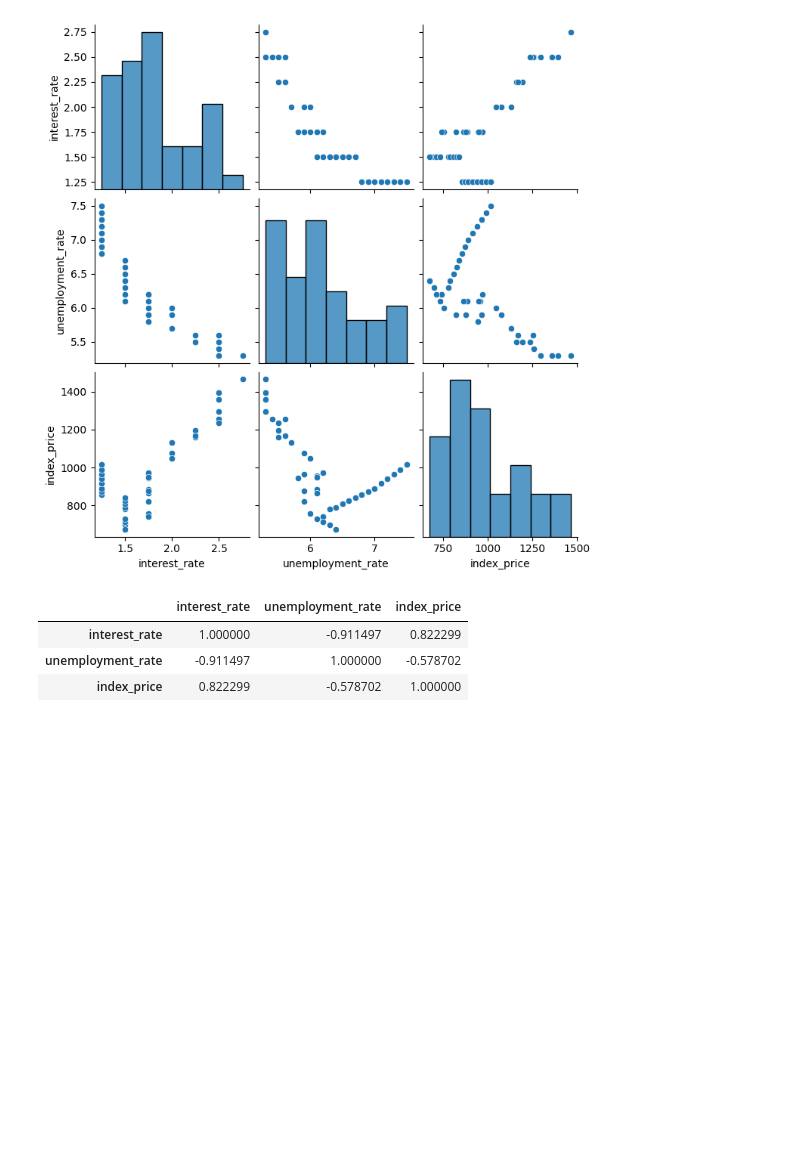
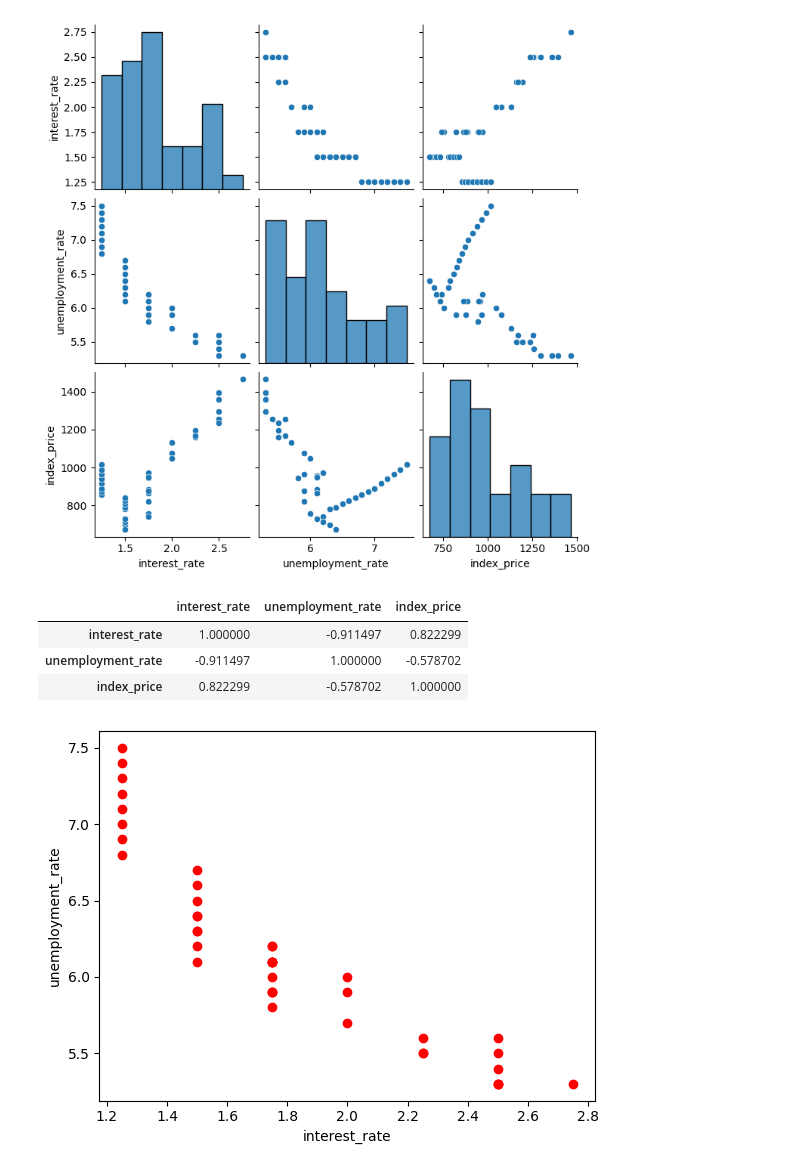
Before and after one commit to Shimul-Zahan/ML-Bootcamp, a Jupyter notebook: Regression/multiple linear regression/multiple_linear_regression.ipynb, the cells around one changed output. Saved outputs shown, nothing was run; the diff lists cells and outputs as text; code cells hidden in the pictures; blank space fills up the shorter version.

```diff
--- a/Regression/multiple linear regression/multiple_linear_regression.ipynb
+++ b/Regression/multiple linear regression/multiple_linear_regression.ipynb
@@ -38,3 +38,10 @@ data.corr()
 | interest_rate | 1.000000 | -0.911497 | 0.822299 |
 | unemployment_rate | -0.911497 | 1.000000 | -0.578702 |
 | index_price | 0.822299 | -0.578702 | 1.000000 |
+# %%
+plt.scatter(data['interest_rate'], data['unemployment_rate'], color='r')
+plt.xlabel('interest_rate')
+plt.ylabel('unemployment_rate')
+plt.show()
+# %% [output]
+[figure, added]
```
Also changed, not shown: parts of 13 cells of this notebook.
